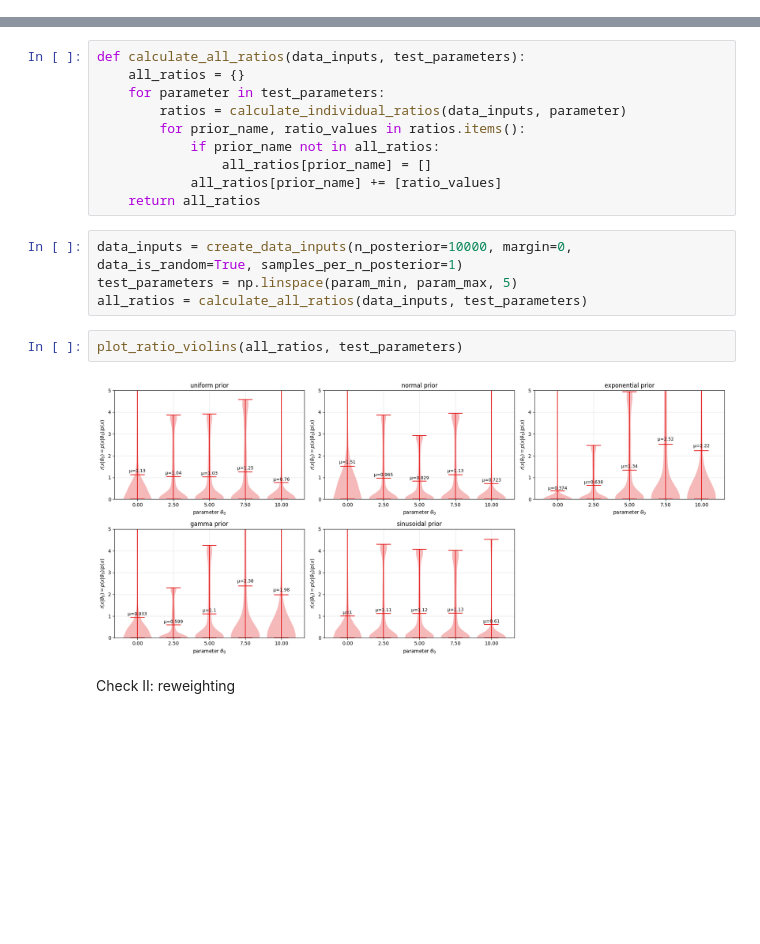
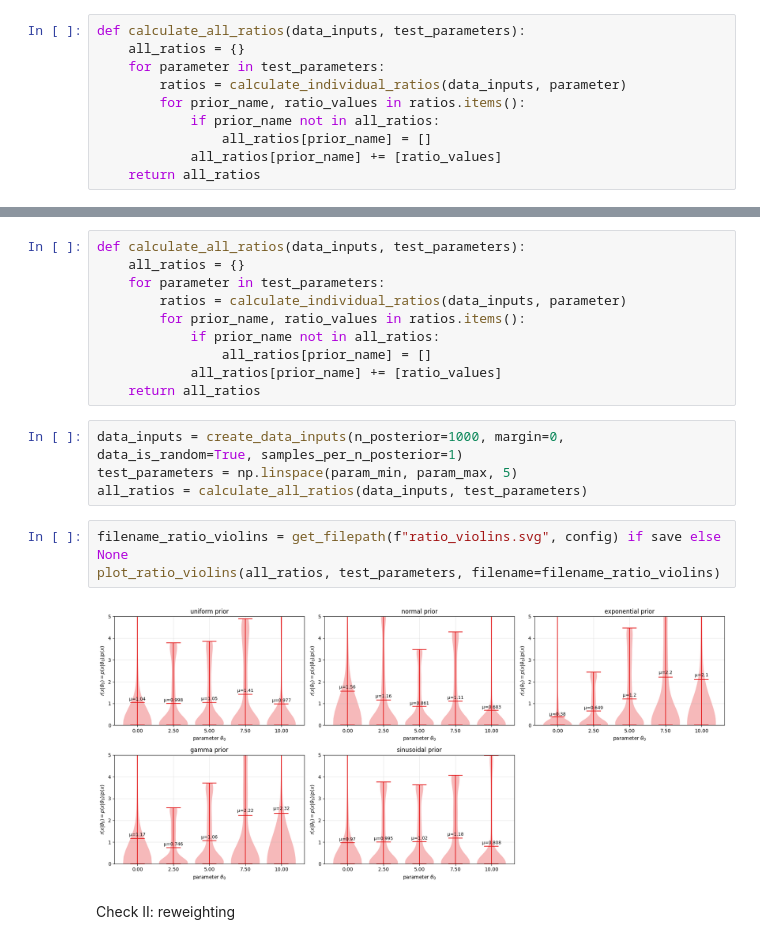
Before and after one commit to nabil-2/NNPD, a Jupyter notebook: toy_example.ipynb, the cells around one changed output, grey strips where cells are left out. Cells and saved outputs as stored; diff of their text form; blank space fills up the shorter version.

```diff
--- a/toy_example.ipynb
+++ b/toy_example.ipynb
@@ -773,5 +799,15 @@ plot_error_and_hpd_width(all_HPDs, data_inputs, all_ratios, parameters_post, pri
 # %% [markdown]
 #### Posterior Checks:
+# %%
+def calculate_all_ratios(data_inputs, test_parameters):
+    all_ratios = {}
+    for parameter in test_parameters:
+        ratios = calculate_individual_ratios(data_inputs, parameter)
+        for prior_name, ratio_values in ratios.items():
+            if prior_name not in all_ratios:
+                all_ratios[prior_name] = []
+            all_ratios[prior_name] += [ratio_values]
+    return all_ratios
 # %% [markdown]
 Check I: ratio expectation value
 
@@ -789,13 +825,14 @@ def calculate_all_ratios(data_inputs, test_parameters):
             all_ratios[prior_name] += [ratio_values]
     return all_ratios
 # %%
-data_inputs = create_data_inputs(n_posterior=10000, margin=0, data_is_random=True, samples_per_n_posterior=1)
+data_inputs = create_data_inputs(n_posterior=1000, margin=0, data_is_random=True, samples_per_n_posterior=1)
 test_parameters = np.linspace(param_min, param_max, 5)
 all_ratios = calculate_all_ratios(data_inputs, test_parameters)
-# %%
-plot_ratio_violins(all_ratios, test_parameters)
-# %% [output]
-[figure, removed]
+# %%
+filename_ratio_violins = get_filepath(f"ratio_violins.svg", config) if save else None
+plot_ratio_violins(all_ratios, test_parameters, filename=filename_ratio_violins)
+# %% [output]
+[figure, added]
 # %% [markdown]
 Check II: reweighting
 # %% [markdown]
```
Also changed, not shown: parts of 8 cells of this notebook, 36 other files.
